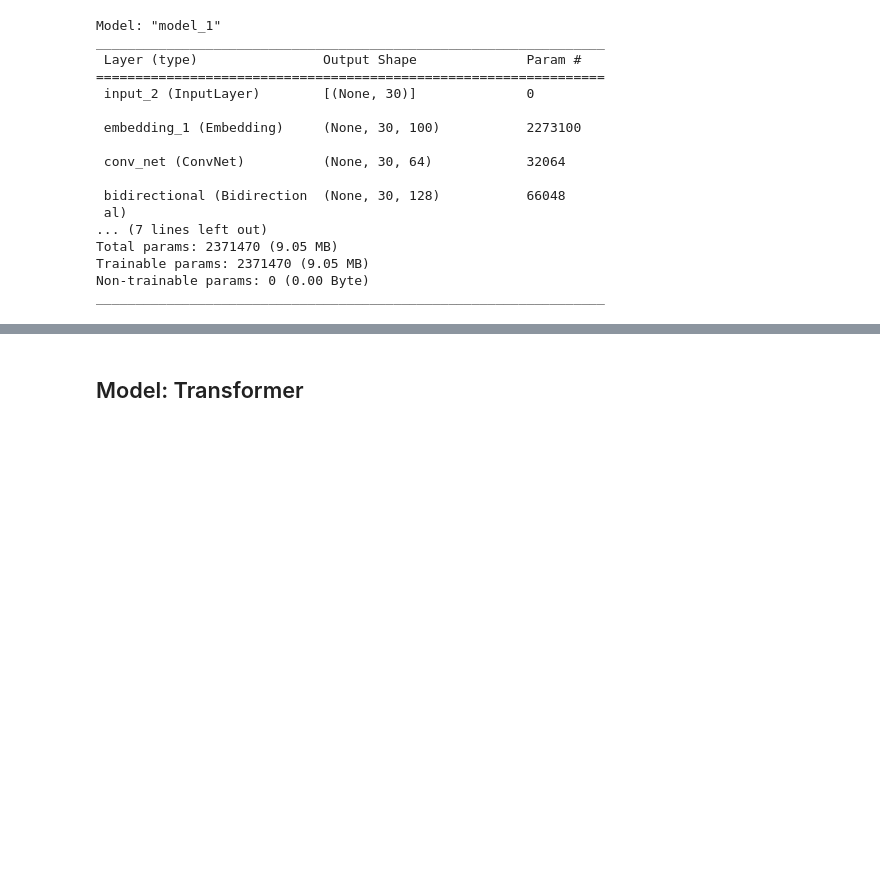
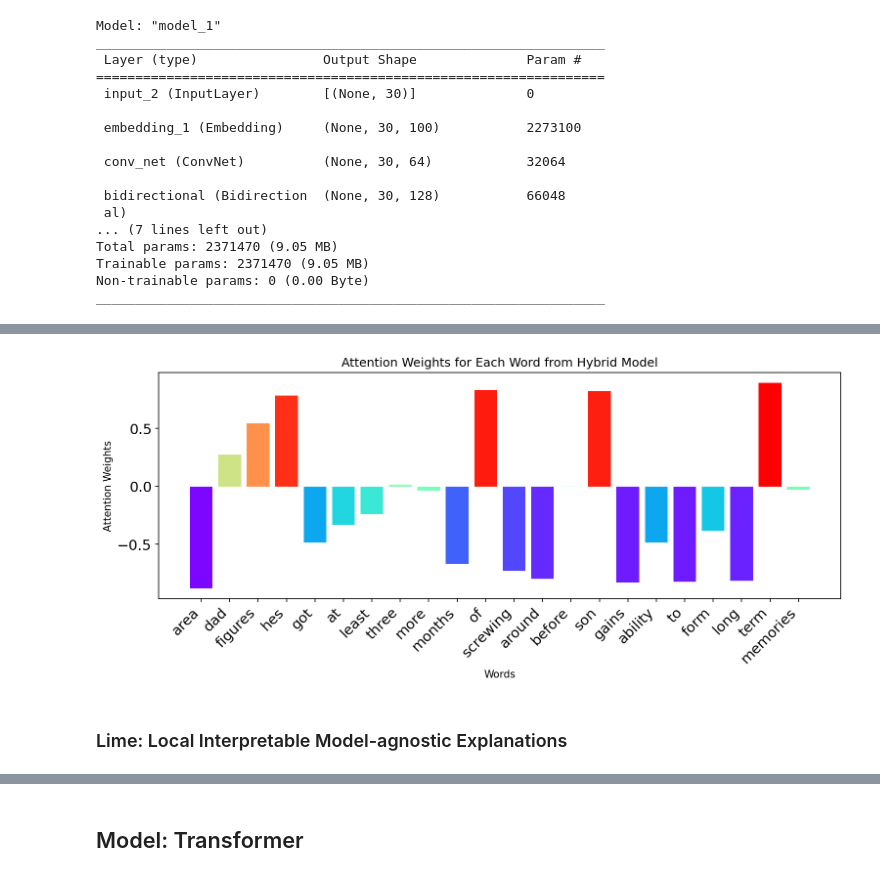
Before and after one commit to M3LLI55X/NLP_project, a Jupyter notebook: Models.ipynb, the cells around one changed output, grey strips where cells are left out. Saved outputs shown, nothing was run; the diff lists cells and outputs as text; code cells hidden in the pictures; blank space fills up the shorter version.

```diff
--- a/Models.ipynb
+++ b/Models.ipynb
@@ -454,0 +488,4 @@ visualize_attention_weights(example_3, hybrid_model, tokenizer)
+# %%
+example_6 = "area dad figures hes got at least three more months of screwing around before son gains ability to form long term memories"
+visualize_attention_weights(example_6, hybrid_model, tokenizer)
+# %% [output]
@@ -454,0 +494,3 @@ visualize_attention_weights(example_3, hybrid_model, tokenizer)
+[figure, added]
+# %% [markdown]
+### Lime: Local Interpretable Model-agnostic Explanations
```
Also changed, not shown: parts of 29 cells of this notebook, 1 other file.
